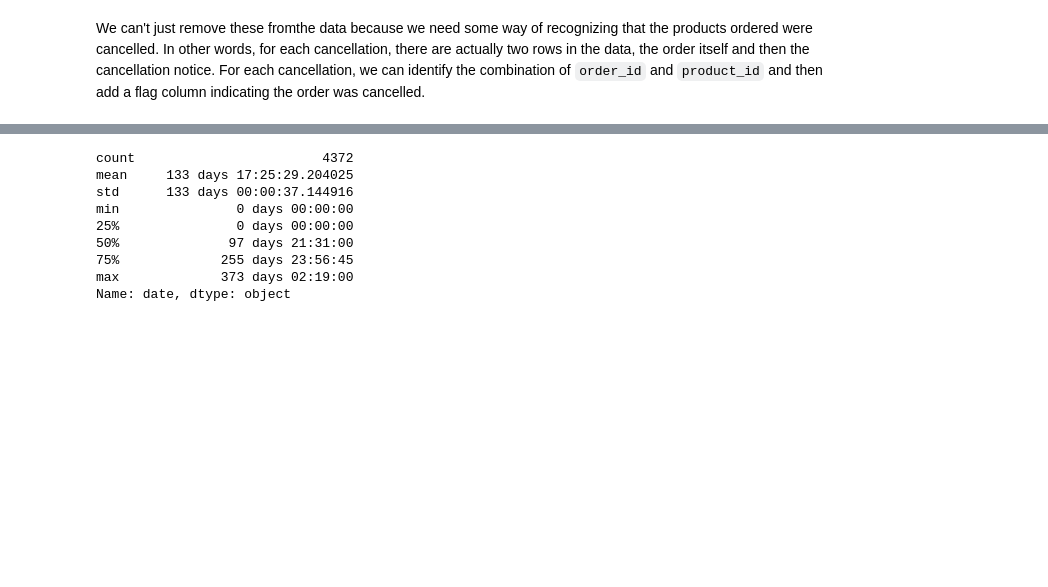
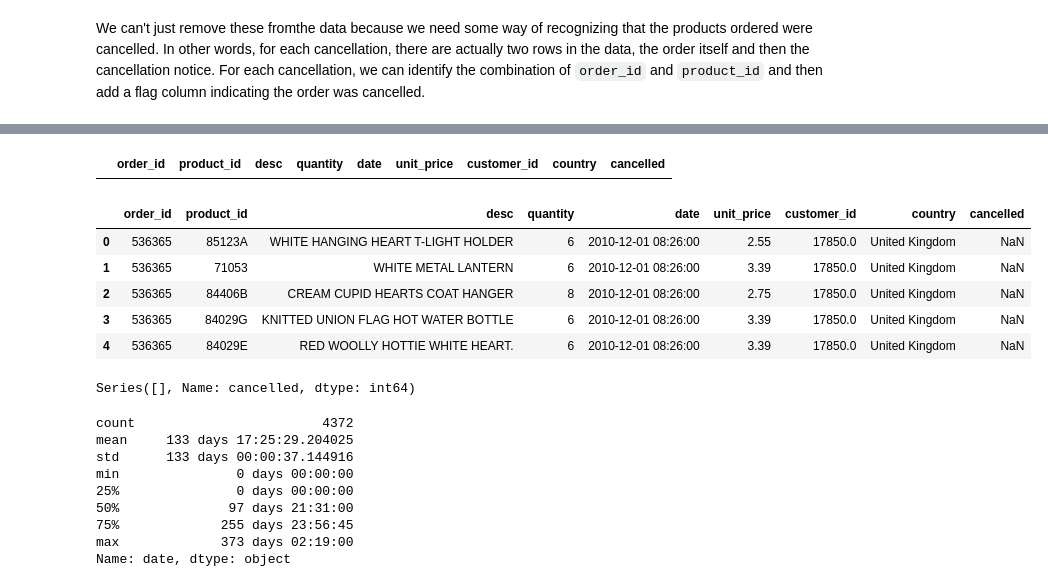
Before and after one commit to alteryx/Automated-Manual-Comparison, a Jupyter notebook: retail/notebooks/Manual.ipynb, the cells around one changed output, grey strips where cells are left out. Saved outputs shown, nothing was run; the diff lists cells and outputs as text; code cells hidden in the pictures; blank space fills up the shorter version.

```diff
--- a/retail/notebooks/Manual.ipynb
+++ b/retail/notebooks/Manual.ipynb
@@ -36,8 +36,10 @@ cancelled_data.head()
 # %% [markdown]
 We can't just remove these fromthe data because we need some way of recognizing that the products ordered were cancelled. In other words, for each cancellation, there are actually two rows in the data, the order itself and then the cancellation notice. For each cancellation, we can identify the combination of `order_id` and `product_id` and then add a flag column indicating the order was cancelled.
 # %%
-cancelled_orders_products = [(order_id[1:], product_id) for order_id, product_id in zip(cancelled_data['order_id'],
-                                                                                        cancelled_data['product_id'])]
+cancelled_order_ids = [(int(order_id[1:]) - 1) for order_id in cancelled_data['order_id']]
+cancelled_product_ids = [str(product_id) for product_id in cancelled_data['product_id']]
+# %%
+data['product_id'] = data['product_id'].astype(str)
+data['order_id'] = data['order_id'].astype(str)
 # %%
-for order_id, product_id in cancelled_orders_products:
-    data.loc[(data['product_id'] == product_id) & (data['order_id'] == order_id), 'cancelled'] = True
+data.loc[(data['product_id'].isin(cancelled_product_ids)) & (data['order_id'].isin(cancelled_order_ids)), 'cancelled'] = True
@@ -43,0 +71,3 @@ for order_id, product_id in cancelled_orders_products:
+# %%
+data = data[~data['order_id'].str.startswith('C')]
+data['order_id'] = data['order_id'].astype(int)
@@ -44,3 +100,20 @@ for order_id, product_id in cancelled_orders_products:
+# %%
+data[data['order_id'].isin(cancelled_order_ids)].head()
+# %% [output]
+|  | order_id | product_id | desc | quantity | date | unit_price | customer_id | country | cancelled |
+# %%
+data[data['product_id'].isin(cancelled_product_ids)].head()
+# %% [output]
+|  | order_id | product_id | desc | quantity | date | unit_price | customer_id | country | cancelled |
+| 0 | 536365 | 85123A | WHITE HANGING HEART T-LIGHT HOLDER | 6 | 2010-12-01 08:26:00 | 2.55 | 17850.0 | United Kingdom | NaN |
+| 1 | 536365 | 71053 | WHITE METAL LANTERN | 6 | 2010-12-01 08:26:00 | 3.39 | 17850.0 | United Kingdom | NaN |
+| 2 | 536365 | 84406B | CREAM CUPID HEARTS COAT HANGER | 8 | 2010-12-01 08:26:00 | 2.75 | 17850.0 | United Kingdom | NaN |
+| 3 | 536365 | 84029G | KNITTED UNION FLAG HOT WATER BOTTLE | 6 | 2010-12-01 08:26:00 | 3.39 | 17850.0 | United Kingdom | NaN |
+| 4 | 536365 | 84029E | RED WOOLLY HOTTIE WHITE HEART. | 6 | 2010-12-01 08:26:00 | 3.39 | 17850.0 | United Kingdom | NaN |
+# %%
+data['cancelled'].value_counts()
+# %% [output]
+Series([], Name: cancelled, dtype: int64)
 # %%
 lengths = data.groupby('customer_id')['date'].apply(lambda x: x.max() - x.min())
 lengths.describe()
```
Also changed, not shown: parts of 8 cells of this notebook, 3 other files.
